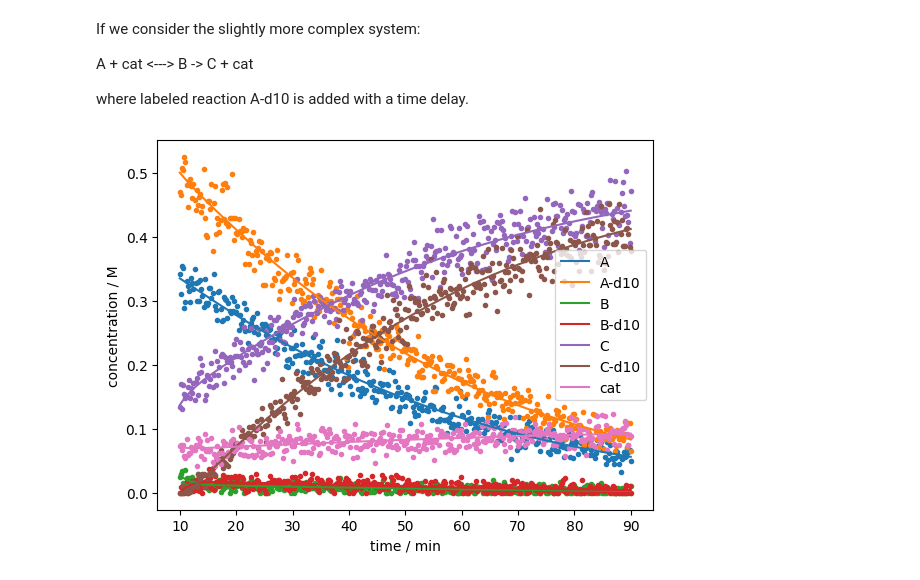
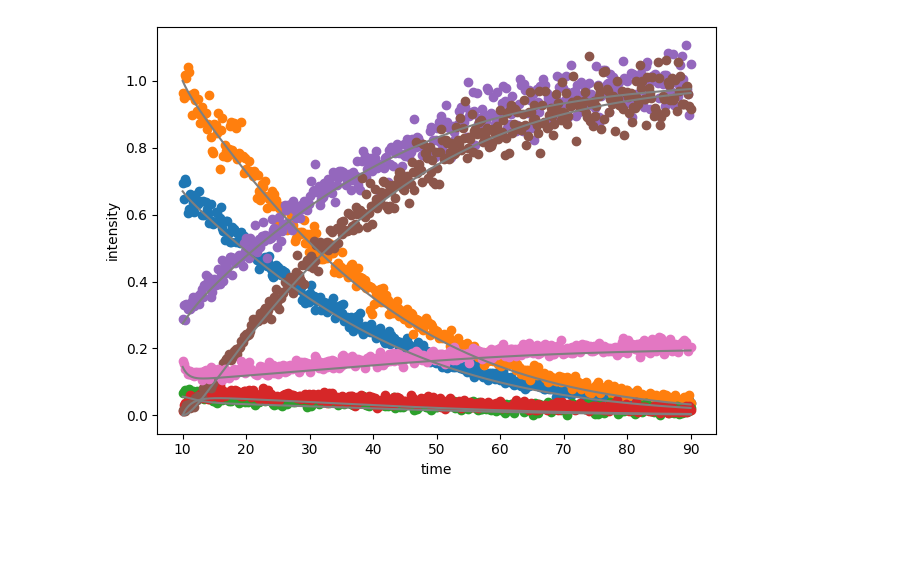
Before and after one commit to MartijnDingemans/delayed_reactant_labeling, a Jupyter notebook: examples/docs/example_optimize.ipynb, the cells around one changed output. Drawn from its saved outputs; the diff is of its cells as text; code cells hidden in the pictures; blank space fills up the shorter version.

```diff
--- a/examples/docs/example_optimize.ipynb
+++ b/examples/docs/example_optimize.ipynb
@@ -1,6 +0,0 @@
-# %% [markdown]
-If we consider the slightly more complex system:
-
-A + cat <---> B -> C + cat
-
-where labeled reaction A-d10 is added with a time delay.
@@ -7,10 +3,5 @@ where labeled reaction A-d10 is added with a time delay.
 # %%
-import matplotlib.pyplot as plt
 import numpy as np
-import seaborn as sns
-sns.reset_orig()
-%matplotlib inline
-
 reactions = [
     ('k1', ['A', 'cat'], ['B'],),
     ('k-1', ['B'], ['A', 'cat'],),
@@ -22,45 +13,48 @@ reactions = [
     ('k2', ['B-d10'], ['C-d10', 'cat'])
 ]
 
-rate_constants_real = {'k1': 0.3, 'k-1': 0.05, 'k2': 0.5}
-dilution_factor = 1 / 2
+# look at as simple of a system as possible.
 concentration_initial = {'A': 1, 'cat': 1 / 5}
-concentration_labeled = {'A-d10': 1*dilution_factor}  # same concentration as diluted unlabeled catalyst
+concentration_labeled = {'A-d10': 1}
+dilution_factor = 1
 time_pre = np.linspace(0, 10, 50)
 time_post = np.linspace(10, 90, 8 * 50)
 # %%
 from delayed_reactant_labeling.predict import DRL
-import polars as pl
+import pandas as pd
 
+# create a "real" prediction.
+rate_constants_real = {'k1': 0.3, 'k-1': 0.05, 'k2': 0.5}
 drl_real = DRL(rate_constants=rate_constants_real, reactions=reactions)
-real_data_pre, real_data = drl_real.predict_concentration(
+real_data = drl_real.predict_concentration(
     t_eval_pre=time_pre,
     t_eval_post=time_post,
     dilution_factor=dilution_factor,
     initial_concentrations=concentration_initial,
     labeled_concentration=concentration_labeled)
 
-fig, ax = plt.subplots()
-
- # add noise
+# add noise
 rng = np.random.default_rng(42)
 fake_data = []
-for col in real_data.columns[:-1]:  # last column contains time array
-    noise_dynamic = real_data[col]**0.5 * rng.normal(loc=0, scale=0.04, size=(real_data.shape[0]))  # S/N increases with sqrt(I)
-    noise_static = rng.normal(loc=0, scale=0.005, size=(real_data.shape[0]))
-    fake_col = real_data[col] + noise_dynamic + noise_static  # noise is loosely based on intensity
+for col in real_data.columns[:-1]:  # the last column contains a time array, so skip that one.
+    noise_dynamic = rng.normal(loc=1, scale=0.05, size=real_data[col].shape)  # fraction error
+    noise_static = rng.normal(loc=0.015, scale=0.0075, size=real_data[col].shape)
+    fake_col = real_data[col] * noise_dynamic + noise_static
     fake_col[fake_col < 1e-10] = 1e-10  # no negative intensity
     fake_data.append(fake_col)
+fake_data.append(real_data['time'])
+fake_data = pd.DataFrame(fake_data, index=real_data.columns).T
 
-    ax.plot(real_data['time'], real_data[col], label=col)
-    ax.scatter(real_data['time'], fake_col, marker='.')
-
-ax.legend()
-ax.set_ylabel('concentration / M')
-ax.set_xlabel('time / min')
-fig.savefig('test.png')
-fake_data.append(real_data['time'])
-fake_data = pl.DataFrame(fake_data, real_data.columns)
+# visualize
+import matplotlib.pyplot as plt
+fig, ax = plt.subplots(layout='tight')
+for col in fake_data.columns[:-1]:
+    ax.plot(time_post, real_data[col], color="tab:gray")
+    ax.scatter(time_post, fake_data[col], label=col)
+ax.plot(np.nan, np.nan, color="tab:gray", label="real")
+ax.set_xlabel("time")
+ax.set_ylabel("intensity")
+fig.show()
 # %% [output]
-[figure, old version]
+[figure, new version]
 # %%
```
Also changed, not shown: parts of 13 cells of this notebook, 1 other file.
